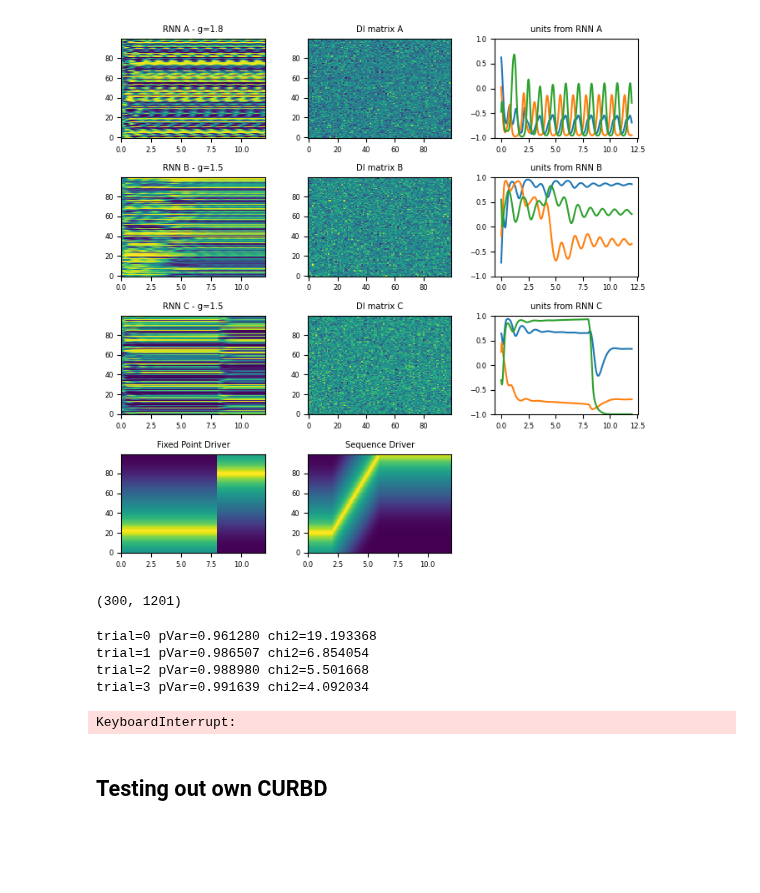
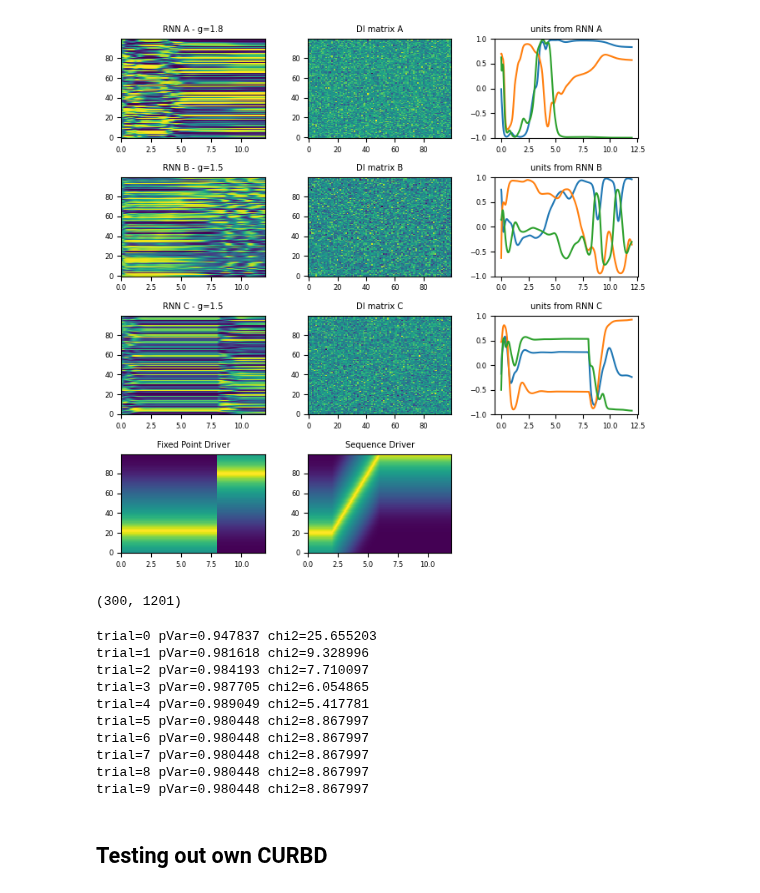
Before and after one commit to martinesparza/earthquake-analysis, a Jupyter notebook: notebooks/testing_stuff/test_curbd.ipynb, the cells around one changed output. Cells and saved outputs as stored; diff of their text form; code cells hidden in the pictures; blank space fills up the shorter version.

```diff
--- a/notebooks/testing_stuff/test_curbd.ipynb
+++ b/notebooks/testing_stuff/test_curbd.ipynb
@@ -14,7 +16,7 @@ sim_1000 = curbd.threeRegionSim(number_units=1000, plotSim=True, T=10)
 # %%
-sim = curbd.threeRegionSim(number_units=100, plotSim=True, T=10)
+sim = curbd.threeRegionSim(number_units=100, plotSim=True, T=10, dtData=0.01)
 # %% [output]
-[figure, old version]
+[figure, new version]
 # %%
 # Stack neurons
 activity = np.concatenate((sim['Ra'], sim['Rb'], sim['Rc']), 0)
@@ -46,11 +48,16 @@ model = curbd.trainMultiRegionRNN(activity,
 
 [curbd_arr, curbd_labels] = curbd.computeCURBD(model)
 # %% [output]
-trial=0 pVar=0.961280 chi2=19.193368
-trial=1 pVar=0.986507 chi2=6.854054
-trial=2 pVar=0.988980 chi2=5.501668
-trial=3 pVar=0.991639 chi2=4.092034
+trial=0 pVar=0.947837 chi2=25.655203
+trial=1 pVar=0.981618 chi2=9.328996
+trial=2 pVar=0.984193 chi2=7.710097
+trial=3 pVar=0.987705 chi2=6.054865
+trial=4 pVar=0.989049 chi2=5.417781
+trial=5 pVar=0.980448 chi2=8.867997
+trial=6 pVar=0.980448 chi2=8.867997
+trial=7 pVar=0.980448 chi2=8.867997
+trial=8 pVar=0.980448 chi2=8.867997
+trial=9 pVar=0.980448 chi2=8.867997
-KeyboardInterrupt:
 # %% [markdown]
 ## Testing out own CURBD
 # %%
```
Also changed, not shown: parts of 10 cells of this notebook, 13 other files.
